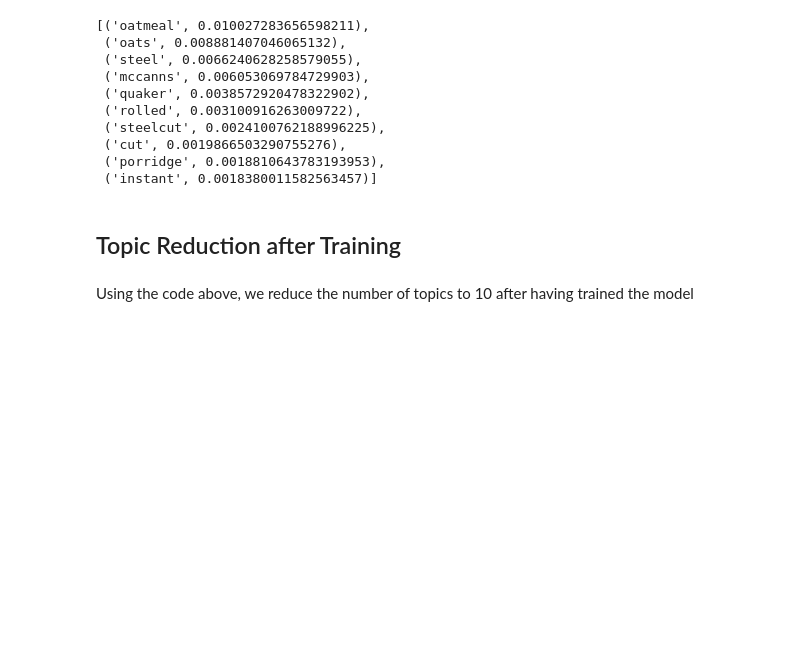
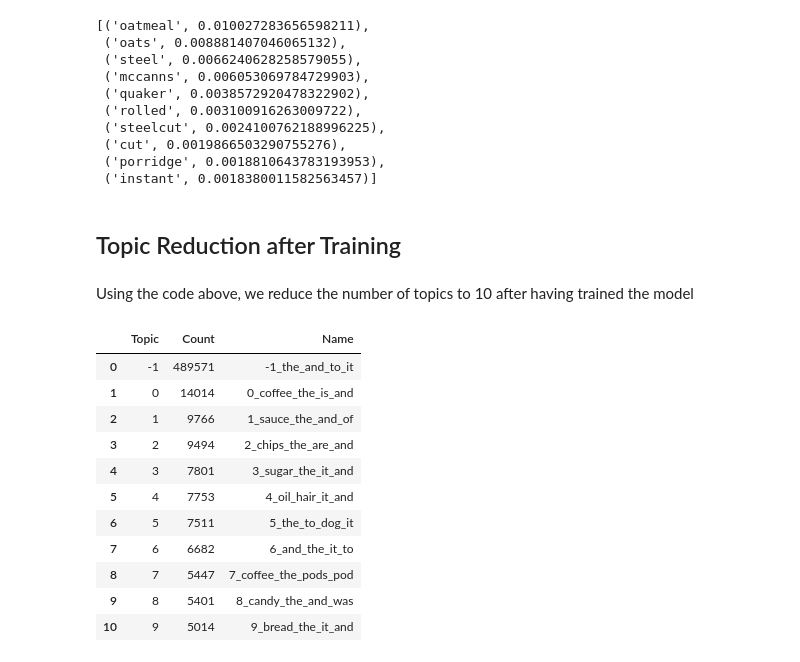
Before and after one commit to plaban1981/TOPIC_Modeling_NLP, a Jupyter notebook: Topic_Modelling_With_LDA_and_TextHero.ipynb, the cells around one changed output. Drawn from its saved outputs; the diff is of its cells as text; code cells hidden in the pictures; blank space fills up the shorter version.

```diff
--- a/Topic_Modelling_With_LDA_and_TextHero.ipynb
+++ b/Topic_Modelling_With_LDA_and_TextHero.ipynb
@@ -757,3 +757,18 @@ topic_model.get_topic(1)
 new_topics, new_probs = topic_model.reduce_topics(docs, topics, probs, nr_topics=10)
 # %% [markdown]
 Using the code above, we reduce the number of topics to 10 after having trained the model
+# %%
+topic_model.get_topic_info()
+# %% [output]
+|  | Topic | Count | Name |
+| 0 | -1 | 489571 | -1_the_and_to_it |
+| 1 | 0 | 14014 | 0_coffee_the_is_and |
+| 2 | 1 | 9766 | 1_sauce_the_and_of |
+| 3 | 2 | 9494 | 2_chips_the_are_and |
+| 4 | 3 | 7801 | 3_sugar_the_it_and |
+| 5 | 4 | 7753 | 4_oil_hair_it_and |
+| 6 | 5 | 7511 | 5_the_to_dog_it |
+| 7 | 6 | 6682 | 6_and_the_it_to |
+| 8 | 7 | 5447 | 7_coffee_the_pods_pod |
+| 9 | 8 | 5401 | 8_candy_the_and_was |
+| 10 | 9 | 5014 | 9_bread_the_it_and |
```
Also changed, not shown: parts of 4 cells of this notebook.
